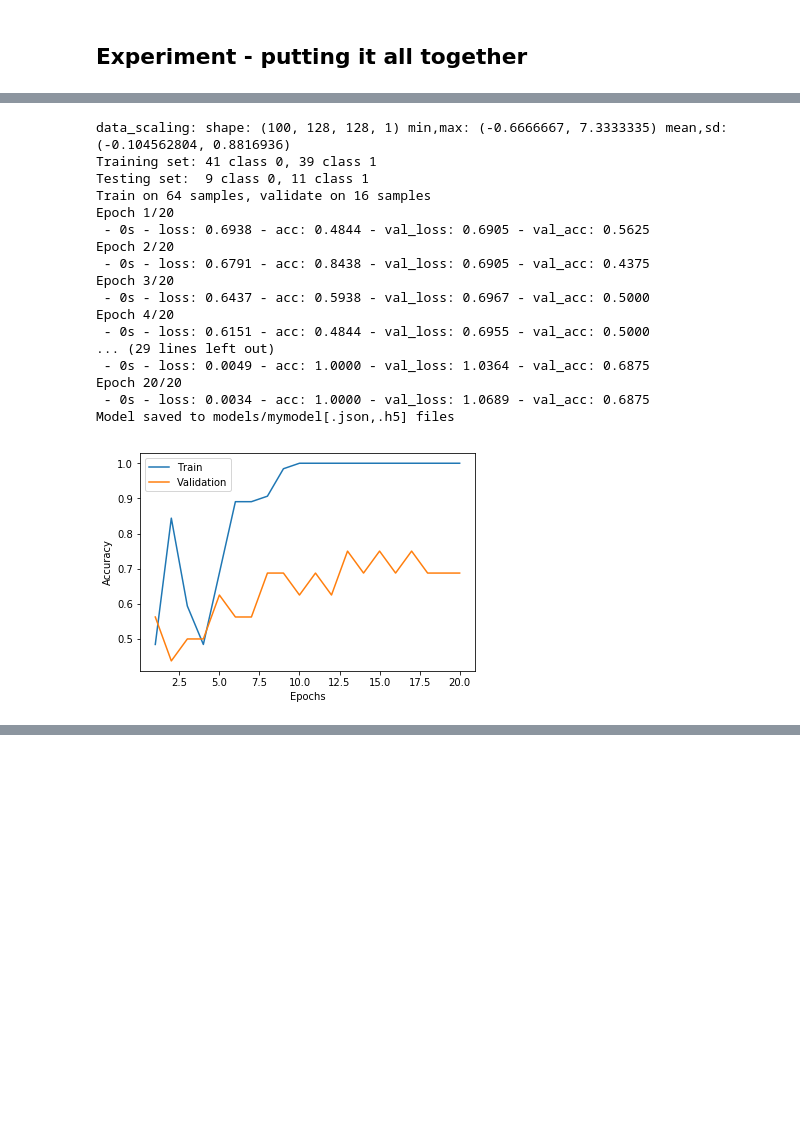
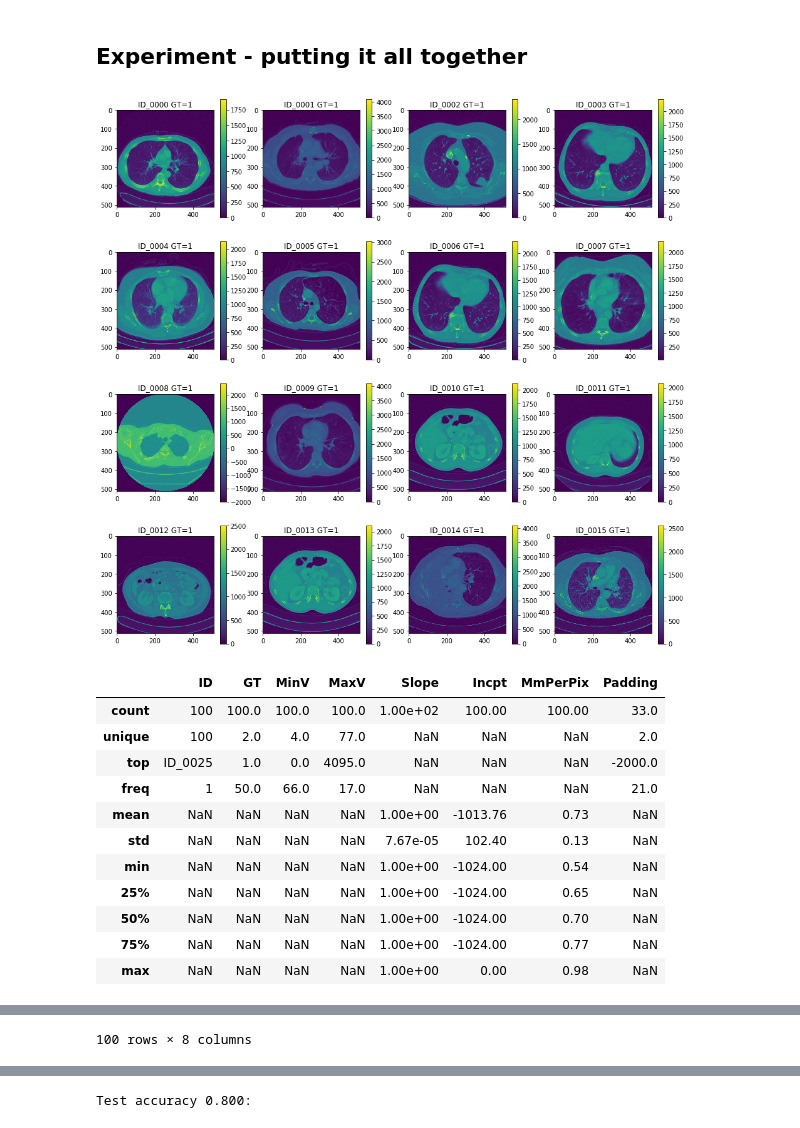
Before and after one commit to danielphil/kaggle_ctmi, a Jupyter notebook: kaggle_ctmi_simple.ipynb, the cells around one changed output, grey strips where cells are left out. Cells and saved outputs as stored; diff of their text form; code cells hidden in the pictures; blank space fills up the shorter version.

```diff
--- a/kaggle_ctmi_simple.ipynb
+++ b/kaggle_ctmi_simple.ipynb
@@ -417,42 +436,70 @@ test_AccuraryHistory()
 # %% [markdown]
 ## Experiment - putting it all together
 # %%
-def main():
-    ppch = PreprocessedCohort(Cohort())
+def main(shaip):
+    shaip = ShaipWorkspace()
+    cohort = Cohort(shaip)
+
+    show_images(cohort, 'example_images.png')
+    explore_cohort(cohort, 'summary_info.txt')
+
+    ppch = PreprocessedCohort(cohort)
     x_data = data_scaling(ppch.images)
     y_data = keras.utils.to_categorical(ppch.groundtruth, 2)
     ids = ppch.ids
+
+
 
     x_train, x_test, y_train, y_test, ids_train, ids_test= \
         train_test_split(x_data, y_data, ids,
                          test_size=0.20, shuffle=True, random_state=21)
 
     print("Training set: %d class 0, %d class 1" % (np.sum(y_train[:,0]), np.sum(y_train[:,1])))
     print("Testing set:  %d class 0, %d class 1" % (np.sum(y_test[:,0]), np.sum(y_test[:,1])))
 
     input_shape = PreprocessedCohort.imshape
     model = build_model(input_shape)
     model.compile(loss=keras.losses.categorical_crossentropy,
                   optimizer=keras.optimizers.Adam(),
                   metrics=['accuracy'])
 
     history = AccuracyHistory()
 
     model.fit(x_train, y_train,
               batch_size=20,
               shuffle=True,
               epochs=20,
               verbose=2,
               validation_split=0.2,
               callbacks=[history])
 
-    save_model(model, 'models/mymodel')
+    save_model(model, shaip.models_dir + 'model')
 
     history.plot_training()
 
     score = model.evaluate(x_test, y_test, verbose=0)
-    print('Test accuracy %5.3f:' % score[1])
+
+    # Output some results
+
+    result = 'Test accuracy: %5.3f' % score[1]
+    print(result)
+    with open(shaip.results_dir + 'score.txt', 'w') as scorefp:
+        scorefp.write(result)
+
 
 # Lets do it!
-main()
+main(ShaipWorkspace())
 # %% [output]
+[figure, new version]
+|  | ID | GT | MinV | MaxV | Slope | Incpt | MmPerPix | Padding |
+| count | 100 | 100.0 | 100.0 | 100.0 | 1.00e+02 | 100.00 | 100.00 | 33.0 |
+| unique | 100 | 2.0 | 4.0 | 77.0 | NaN | NaN | NaN | 2.0 |
+| top | ID_0025 | 1.0 | 0.0 | 4095.0 | NaN | NaN | NaN | -2000.0 |
+| freq | 1 | 50.0 | 66.0 | 17.0 | NaN | NaN | NaN | 21.0 |
+| mean | NaN | NaN | NaN | NaN | 1.00e+00 | -1013.76 | 0.73 | NaN |
+| std | NaN | NaN | NaN | NaN | 7.67e-05 | 102.40 | 0.13 | NaN |
+| min | NaN | NaN | NaN | NaN | 1.00e+00 | -1024.00 | 0.54 | NaN |
+| 25% | NaN | NaN | NaN | NaN | 1.00e+00 | -1024.00 | 0.65 | NaN |
+| 50% | NaN | NaN | NaN | NaN | 1.00e+00 | -1024.00 | 0.70 | NaN |
+| 75% | NaN | NaN | NaN | NaN | 1.00e+00 | -1024.00 | 0.77 | NaN |
+| max | NaN | NaN | NaN | NaN | 1.00e+00 | 0.00 | 0.98 | NaN |
@@ -459,18 +523 @@ main()
-data_scaling: shape: (100, 128, 128, 1) min,max: (-0.6666667, 7.3333335) mean,sd: (-0.104562804, 0.8816936)
-Training set: 41 class 0, 39 class 1
-Testing set:  9 class 0, 11 class 1
-Train on 64 samples, validate on 16 samples
-Epoch 1/20
- - 0s - loss: 0.6938 - acc: 0.4844 - val_loss: 0.6905 - val_acc: 0.5625
-Epoch 2/20
- - 0s - loss: 0.6791 - acc: 0.8438 - val_loss: 0.6905 - val_acc: 0.4375
-Epoch 3/20
- - 0s - loss: 0.6437 - acc: 0.5938 - val_loss: 0.6967 - val_acc: 0.5000
-Epoch 4/20
- - 0s - loss: 0.6151 - acc: 0.4844 - val_loss: 0.6955 - val_acc: 0.5000
-... (29 lines left out)
- - 0s - loss: 0.0049 - acc: 1.0000 - val_loss: 1.0364 - val_acc: 0.6875
-Epoch 20/20
- - 0s - loss: 0.0034 - acc: 1.0000 - val_loss: 1.0689 - val_acc: 0.6875
-Model saved to models/mymodel[.json,.h5] files
+100 rows × 8 columns
-[figure, old version]
@@ -477,0 +542 @@ Test accuracy 0.750:
+Test accuracy 0.800:
```
Also changed, not shown: parts of 13 cells of this notebook.
